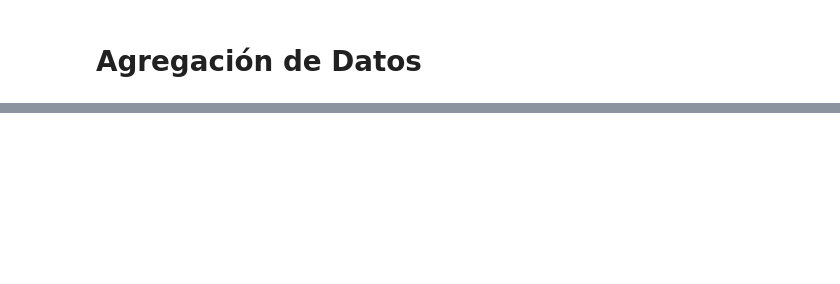
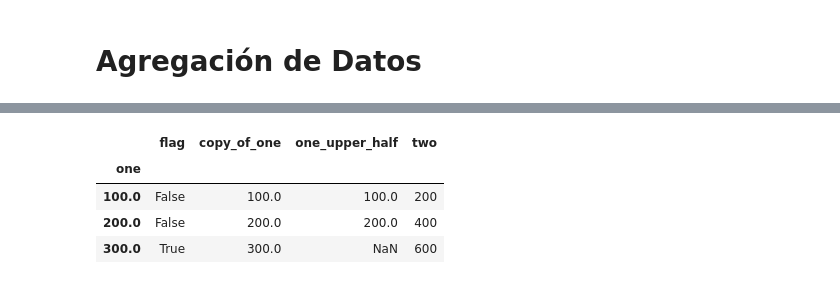
Before and after one commit to phermar/aprendiz-data-science, a Jupyter notebook: notebooks/4-Pandas-Tutorial.ipynb, the cells around one changed output, grey strips where cells are left out. Cells and saved outputs as stored; diff of their text form; code cells hidden in the pictures; blank space fills up the shorter version.

```diff
--- a/notebooks/4-Pandas-Tutorial.ipynb
+++ b/notebooks/4-Pandas-Tutorial.ipynb
@@ -157,6 +404,12 @@ df.groupby('one').count()
 # %%
 df.groupby('one').mean()
-#df.groupby('one').sum()
+df.groupby('one').sum()
+# %% [output]
+|  | flag | copy_of_one | one_upper_half | two |
+| one |  |  |  |  |
+| 100.0 | False | 100.0 | 100.0 | 200 |
+| 200.0 | False | 200.0 | 200.0 | 400 |
+| 300.0 | True | 300.0 | NaN | 600 |
 # %%
 import numpy as np
 df.groupby('one').agg({'copy_of_one':np.mean, 'two':np.sum})
```
Also changed, not shown: parts of 48 cells of this notebook, 11 other files.
